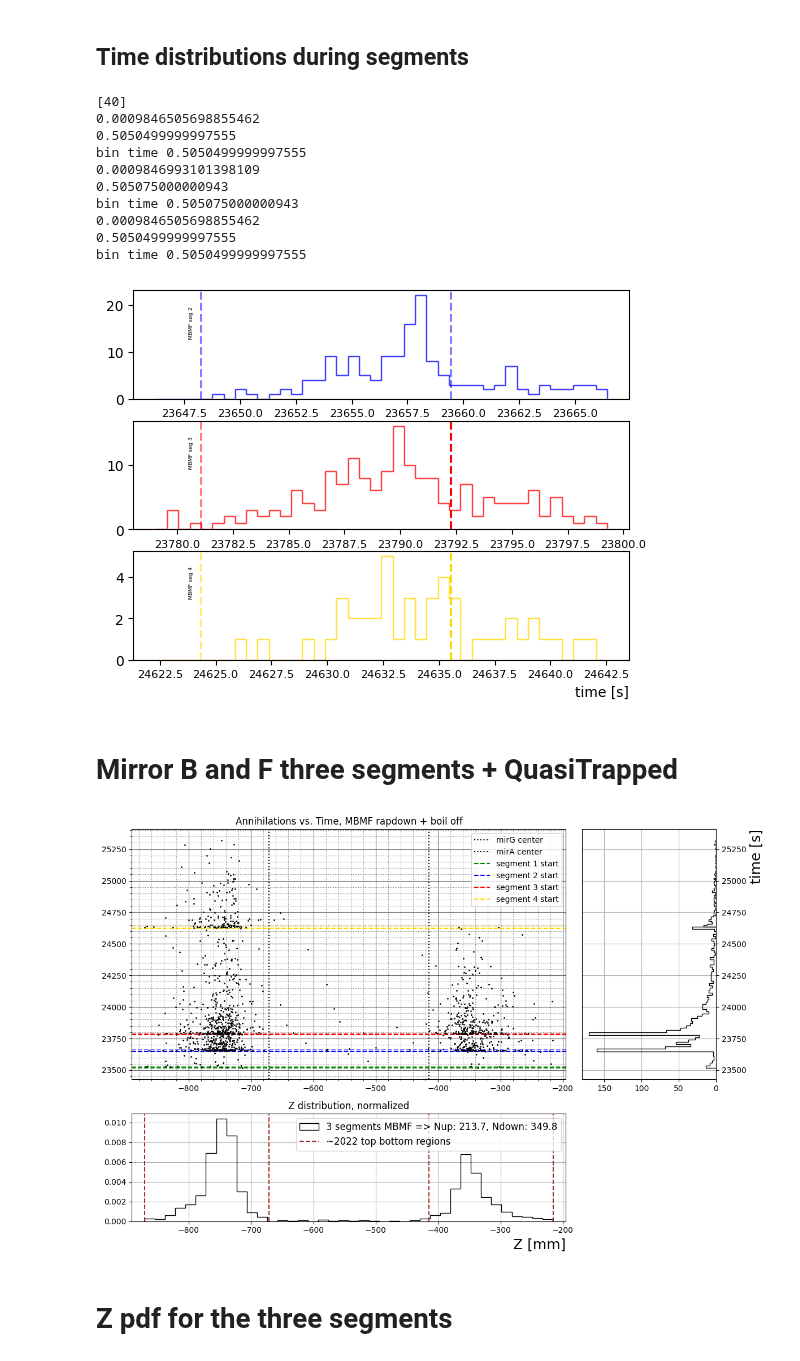
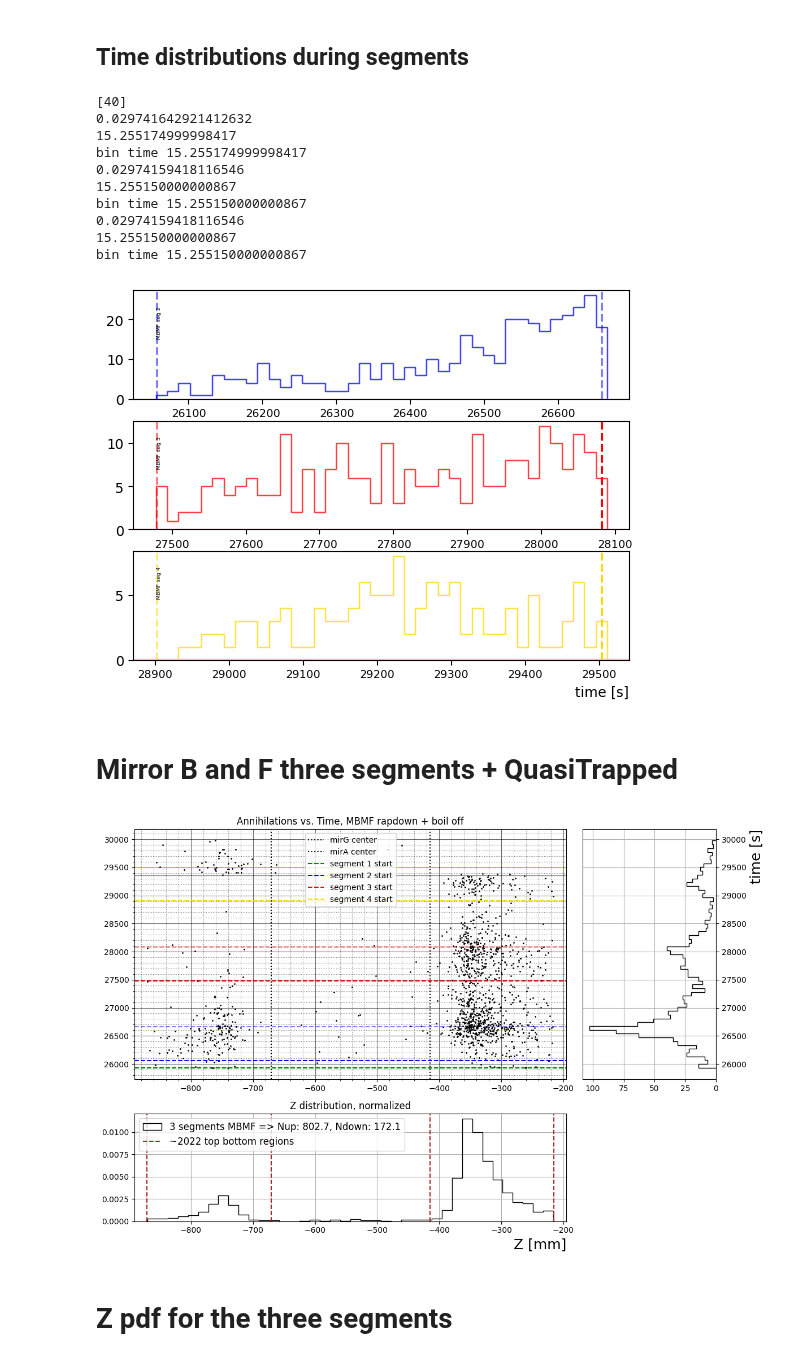
Before and after one commit to Adrianodelvincio/alphag_frequentist_analysis_2025, a Jupyter notebook: v1/Ag_Plot_Test_Protocol-2.ipynb, the cells around one changed output. Saved outputs shown, nothing was run; the diff lists cells and outputs as text; code cells hidden in the pictures.

```diff
--- a/v1/Ag_Plot_Test_Protocol-2.ipynb
+++ b/v1/Ag_Plot_Test_Protocol-2.ipynb
@@ -37,7 +37,7 @@ Requirement already satisfied: numpy>=1.22.4 in /home/adriano/.local/lib/python3
 Requirement already satisfied: six>=1.5 in /home/adriano/.local/lib/python3.10/site-packages (from python-dateutil>=2.8.2->pandas) (1.16.0)
 # %%
 CutsType = "CutsType2"
-run_to_analyze = "ag14314/ag14314.vertex.csv"
+run_to_analyze = "ag14342/ag14342.vertex.csv"
 bkg_up = 0.0010
 bkg_down = 0.0008
 # %%
@@ -288,16 +288,16 @@ plt.xticks(fontsize = 8)
 plt.savefig(f"figures/Ramps_ag{runs['2025'][0].split('/')[0].replace('ag','')}.png",bbox_inches = 'tight')
 # %% [output]
 [40]
-0.0009846505698855462
-0.5050499999997555
-bin time 0.5050499999997555
-0.0009846993101398109
-0.505075000000943
-bin time 0.505075000000943
-0.0009846505698855462
-0.5050499999997555
-bin time 0.5050499999997555
+0.029741642921412632
+15.255174999998417
+bin time 15.255174999998417
+0.02974159418116546
+15.255150000000867
+bin time 15.255150000000867
+0.02974159418116546
+15.255150000000867
+bin time 15.255150000000867
-[figure, old version]
+[figure, new version]
 # %% [markdown]
 # Mirror B and F three segments + QuasiTrapped
 # %%
@@ -336,6 +336,10 @@ ax1.axhline(stop_mbmf_rampdown2[0],  linestyle = "--", color = "red", alpha = 0.
 ax1.axhline(start_mbmf_rampdown3[0], linestyle = "--", label = "segment 4 start", color = "gold")
 ax1.axhline(stop_mbmf_rampdown3[0],  linestyle = "--", color = "gold", alpha = 0.5)
 
+
+ax1.axhline(stop_mbmf_rampdown3[0] - 150,  linestyle = "-", color = "black", linewidth = 1, alpha = 0.5)
+
+
 ax1.set_title("Annihilations vs. Time, MBMF rapdown + boil off")
 ax1.set_xlim(zmin-20,zmax+20)
 ax1.legend()
@@ -344,34 +348,34 @@ ax1.minorticks_on()
 ax1.grid(which='major', linestyle='-', color='black', alpha = 0.6) #Griglia maggiore: linea continua nera
 ax1.grid(which='minor', linestyle=':', color='gray') #Griglia minore: linea tratteggiata grigia
 
 
 ax2.set_title("Z distribution, normalized")
 ax2.set_xlabel("Z [mm]", loc = "right", fontsize = 18)
 ax2.hist(data["Z"][mask], bins = binning[0], histtype = "step", color = "black", density = True,  label = f"3 segments MBMF => Nup: {Nup:.1f}, Ndown: {Ndown:.1f}")
 ax2.axvline(zmin,linestyle = "--", color = "brown", label = "~2022 top bottom regions")
 ax2.axvline(zmax,linestyle = "--", color = "brown")
 ax2.axvline(zgap_min,linestyle = "--", color = "brown")
 ax2.axvline(zgap_max,linestyle = "--", color = "brown")
 ax2.set_xlim(zmin-20,zmax+20)
 ax2.legend(fontsize = 12)
 ax2.grid()
 
 counts, bins, _ = ax3.hist(data["run time"][mask],  bins = 60, histtype = "step", color = "black", density = False, orientation='horizontal')
 #counts, bins, _ = ax3.hist(data["run time"][mask2], bins = 60, histtype = "step", color = "black", density = False, orientation='horizontal')
 xgrid = np.linspace(bins[4], bins[-1], 100)
 
 #ax3.set_yticks([])
 ax3.set_ylabel("time [s]", loc = "top", fontsize = 18)
 ax3.yaxis.tick_right()
 ax3.yaxis.set_label_position("right")
 ax3.invert_xaxis()
 ax3.grid()
 
 plt.tight_layout()
 plt.show()
 fig.savefig(f"figures/MBMF_rampdown_ag{runs['2025'][0].split('/')[0].replace('ag','')}.png",bbox_inches = 'tight')
 # %% [output]
-[figure, old version]
+[figure, new version]
 # %% [markdown]
 # Z pdf for the three segments
 # %% [markdown]
```
Also changed, not shown: parts of 10 cells of this notebook, 4 other files.
